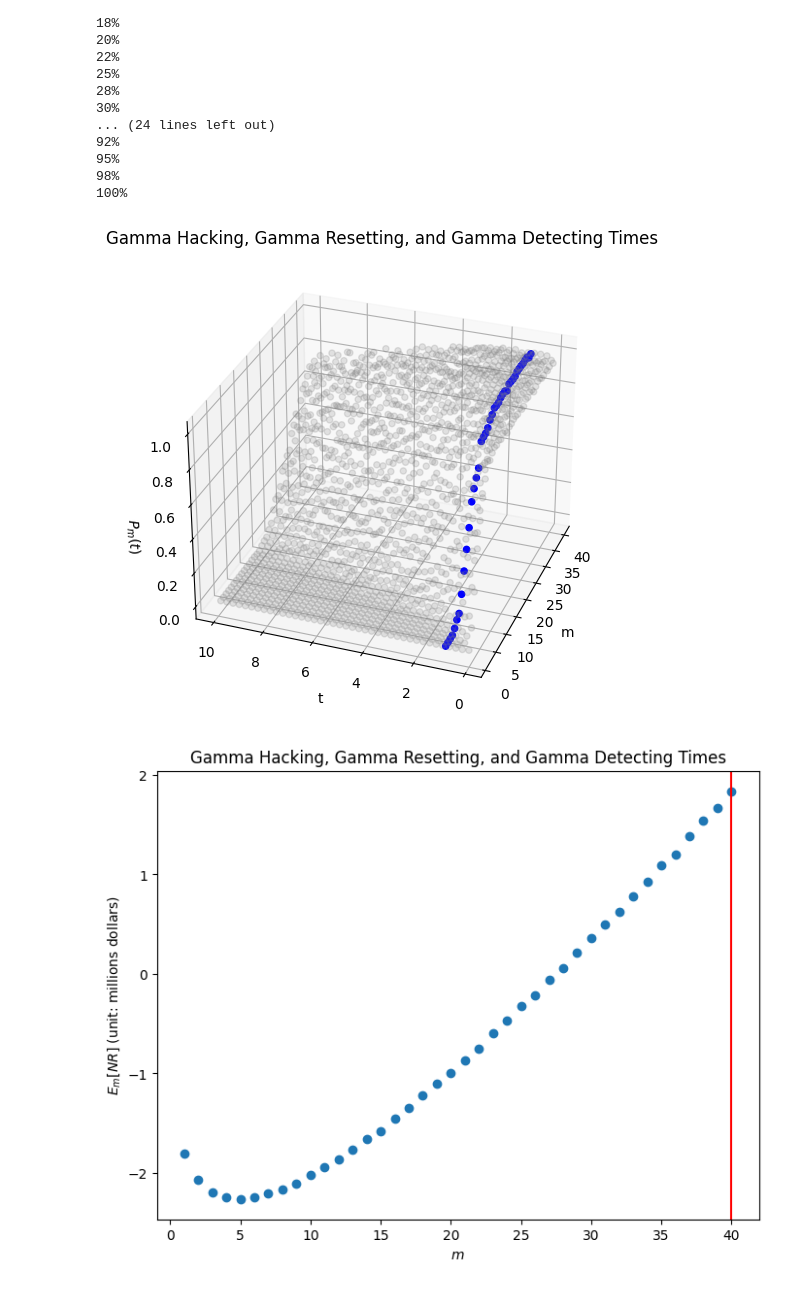
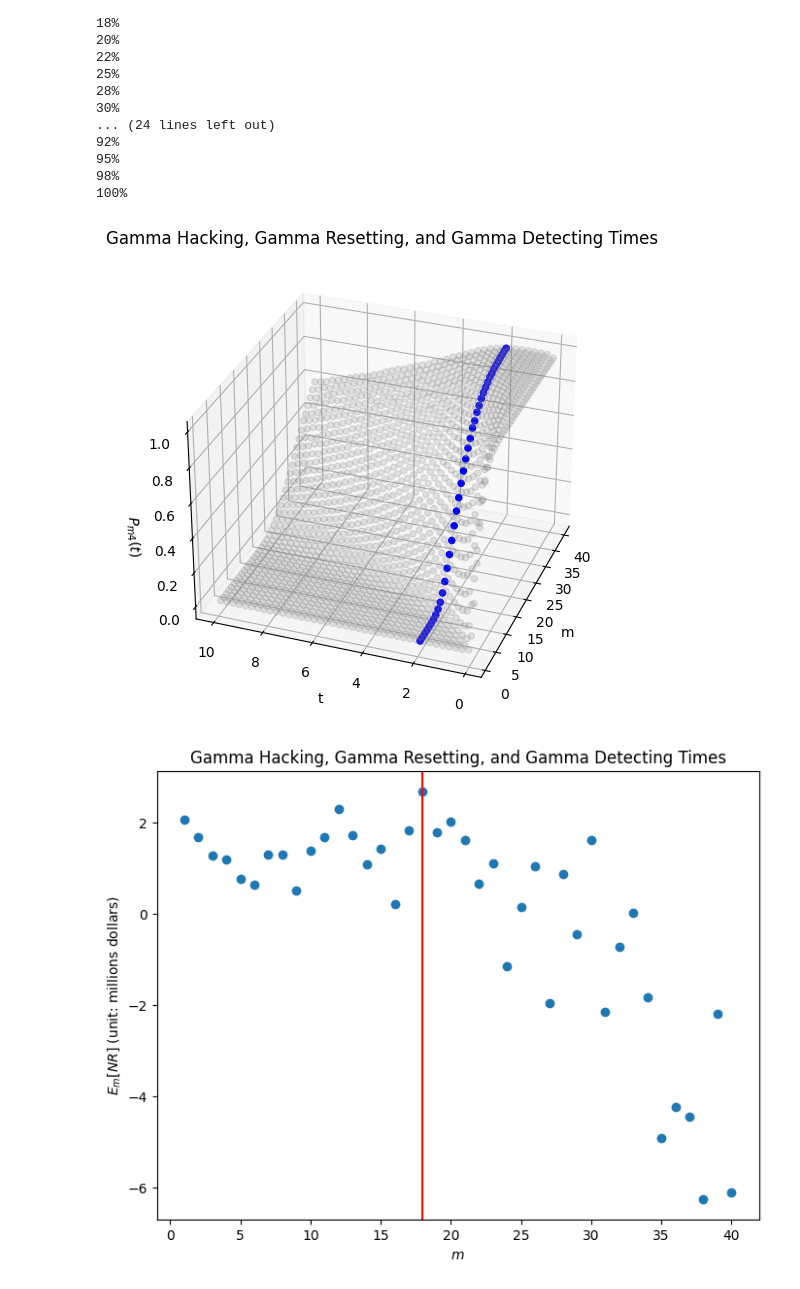
Before and after one commit to xuxiufeng/Blockchain_Simulation_Multiple_Hackers_with_Resetting_Times, a Jupyter notebook: Gamma Hacking, Gamma Resetting, and Gamma Detecting.ipynb, the cells around one changed output. Saved outputs shown, nothing was run; the diff lists cells and outputs as text; code cells hidden in the pictures.

```diff
--- a/Gamma Hacking, Gamma Resetting, and Gamma Detecting.ipynb
+++ b/Gamma Hacking, Gamma Resetting, and Gamma Detecting.ipynb
@@ -68,14 +68,14 @@ class simulation:
       ET = np.repeat(np.nan, m)
       for i in range(m):
           T_m = 0
-          iter = 300 # iter 50000
+          iter = 30000 # iter 50000
           for j in range(iter):
               T_m += self.T_m_and_reset_time(i+1)[0]
           ET[i] = T_m/iter
           print((format((i+1)/m, ".0%")))
       return ET
 
-    def P_mt1(self, t, m, N=300):
+    def P_mt1(self, t, m, N=30000):
       #lamb, delta, eta = self.lamb, self.delta, self.eta
       res = np.repeat(np.nan, N)
       Prob = np.repeat(np.nan, m)
@@ -95,7 +95,7 @@ class simulation:
           print((format((i+1)/m, ".0%")))
       return Prob
 
-    def P_mt2(self, t, node, N=300): # N: iterations
+    def P_mt2(self, t, node, N=30000): # N: iterations
       #lamb, delta, eta = self.lamb, self.delta, self.eta
       res = np.repeat(np.nan, N)
 
@@ -114,14 +114,14 @@ class simulation:
       return Prob
 
     def T_mNR(self, C1, C2, R, m):
-      C1, C2, R = C1*m**.2, C2*m**.3, R*m
+      C1, C2, R = C1*m**2, C2*m**.3, R*m**(3/2)+4
       T_m, reset_time_start, reset_time_end= self.T_m_and_reset_time(m)
       sum_of_w = 0
       for j in range(len(reset_time_start)):
           sum_of_w += (reset_time_end[j] - reset_time_start[j])
       return (T_m - sum_of_w)*(R-C2)-C1*sum_of_w, T_m
 
-    def E_mNR(self, C1, C2, R, m, N=300):
+    def E_mNR(self, C1, C2, R, m, N=30000):
       expected_net_revenue = []
       for node in range(1, m+1):
         sum_of_total_net_revenue_rate = 0
@@ -246,23 +246,23 @@ ax.view_init(30, 200)
 ax.set_yticks(np.linspace(0, 10, 6))
 ax.set_xlabel('m')
 ax.set_ylabel('t')
-ax.set_zlabel(r'$P_m(t)$')
+ax.set_zlabel(r'$P_{m4}(t)$')
 ax.set_title('Gamma Hacking, Gamma Resetting, and Gamma Detecting Times')
 plt.show()
 # %% [output]
-[figure, old version]
+[figure, new version]
 # %%
-expected_net_revenue = sim.E_mNR(2,2,.2, m, 500)
+expected_net_revenue = sim.E_mNR(2.5,2,.2, m, 500)
 m_max = np.where(expected_net_revenue == max(expected_net_revenue))[0][0] + 1
 fig = plt.figure(figsize=(8, 6))
 plt.scatter(range(1, m+1), expected_net_revenue)
 plt.axvline(x = m_max, c='red')
 plt.xlabel(r'$m$')
 plt.ylabel(r'$E_m[NR]$ (unit: millions dollars)')
 plt.title('Gamma Hacking, Gamma Resetting, and Gamma Detecting Times')
 plt.show()
 # %% [output]
-[figure, old version]
+[figure, new version]
 # %%
 max(expected_net_revenue), m_max
 # %% [output]
```
Also changed, not shown: parts of 4 cells of this notebook.
